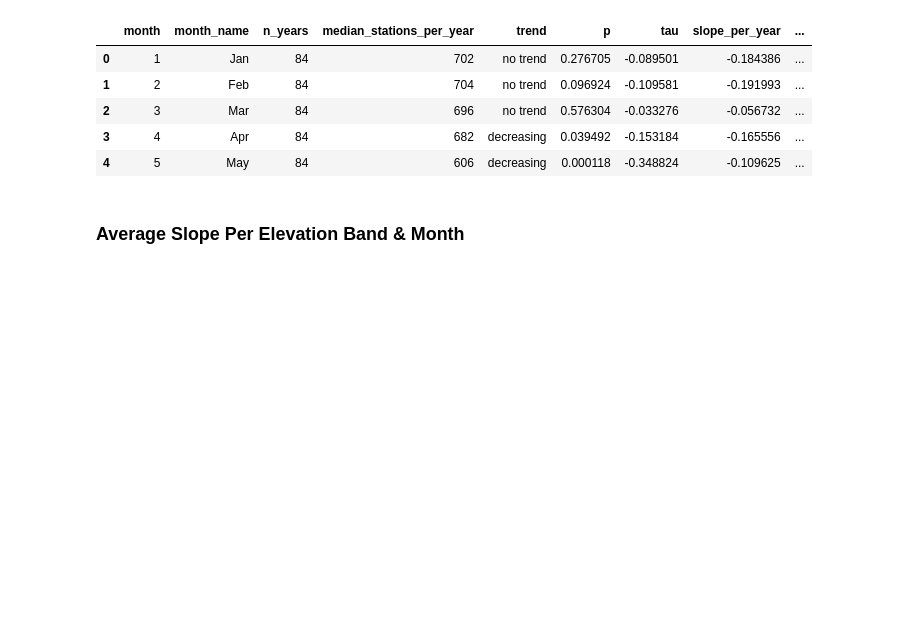
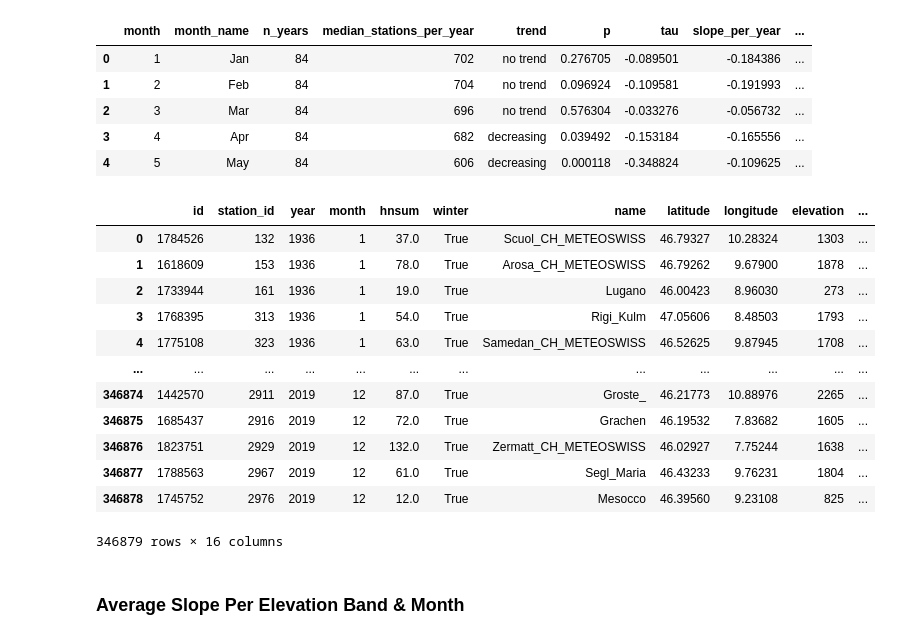
Before and after one commit to Mitch-P-Analyst/Europe_Snowpack_Depths, a Jupyter notebook: Notebooks/03_Statistical_Testing.ipynb, the cells around one changed output. Cells and saved outputs as stored; diff of their text form; code cells hidden in the pictures; blank space fills up the shorter version.

```diff
--- a/Notebooks/03_Statistical_Testing.ipynb
+++ b/Notebooks/03_Statistical_Testing.ipynb
@@ -762,6 +762,22 @@ Dataframe Preview:
 | 2 | 3 | Mar | 84 | 696 | no trend | 0.576304 | -0.033276 | -0.056732 | ... |
 | 3 | 4 | Apr | 84 | 682 | decreasing | 0.039492 | -0.153184 | -0.165556 | ... |
 | 4 | 5 | May | 84 | 606 | decreasing | 0.000118 | -0.348824 | -0.109625 | ... |
+# %%
+snow_recordings
+# %% [output]
+|  | id | station_id | year | month | hnsum | winter | name | latitude | longitude | elevation | ... |
+| 0 | 1784526 | 132 | 1936 | 1 | 37.0 | True | Scuol_CH_METEOSWISS | 46.79327 | 10.28324 | 1303 | ... |
+| 1 | 1618609 | 153 | 1936 | 1 | 78.0 | True | Arosa_CH_METEOSWISS | 46.79262 | 9.67900 | 1878 | ... |
+| 2 | 1733944 | 161 | 1936 | 1 | 19.0 | True | Lugano | 46.00423 | 8.96030 | 273 | ... |
+| 3 | 1768395 | 313 | 1936 | 1 | 54.0 | True | Rigi_Kulm | 47.05606 | 8.48503 | 1793 | ... |
+| 4 | 1775108 | 323 | 1936 | 1 | 63.0 | True | Samedan_CH_METEOSWISS | 46.52625 | 9.87945 | 1708 | ... |
+| ... | ... | ... | ... | ... | ... | ... | ... | ... | ... | ... | ... |
+| 346874 | 1442570 | 2911 | 2019 | 12 | 87.0 | True | Groste_ | 46.21773 | 10.88976 | 2265 | ... |
+| 346875 | 1685437 | 2916 | 2019 | 12 | 72.0 | True | Grachen | 46.19532 | 7.83682 | 1605 | ... |
+| 346876 | 1823751 | 2929 | 2019 | 12 | 132.0 | True | Zermatt_CH_METEOSWISS | 46.02927 | 7.75244 | 1638 | ... |
+| 346877 | 1788563 | 2967 | 2019 | 12 | 61.0 | True | Segl_Maria | 46.43233 | 9.76231 | 1804 | ... |
+| 346878 | 1745752 | 2976 | 2019 | 12 | 12.0 | True | Mesocco | 46.39560 | 9.23108 | 825 | ... |
+346879 rows × 16 columns
 # %% [markdown]
 ### Average Slope Per Elevation Band & Month
 # %%
```
Also changed, not shown: parts of 1 cell of this notebook, 10 other files.
